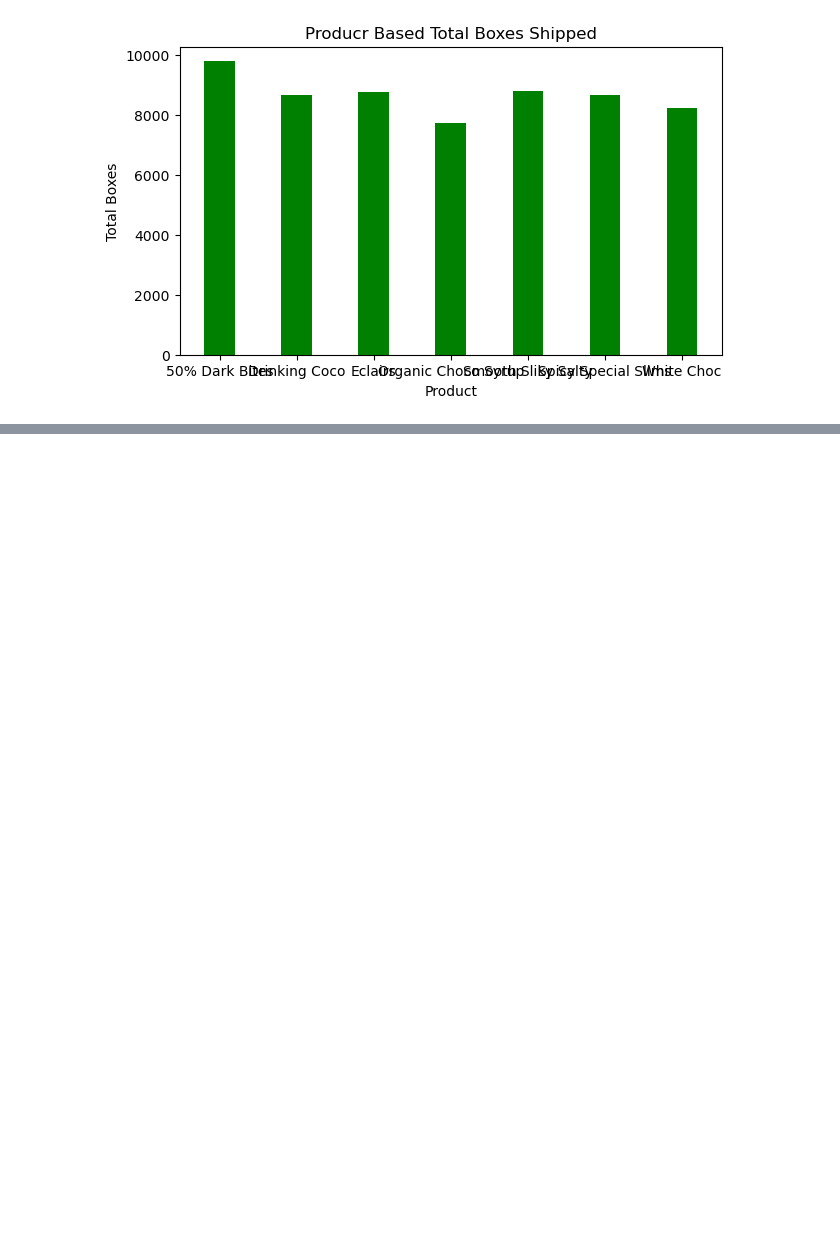
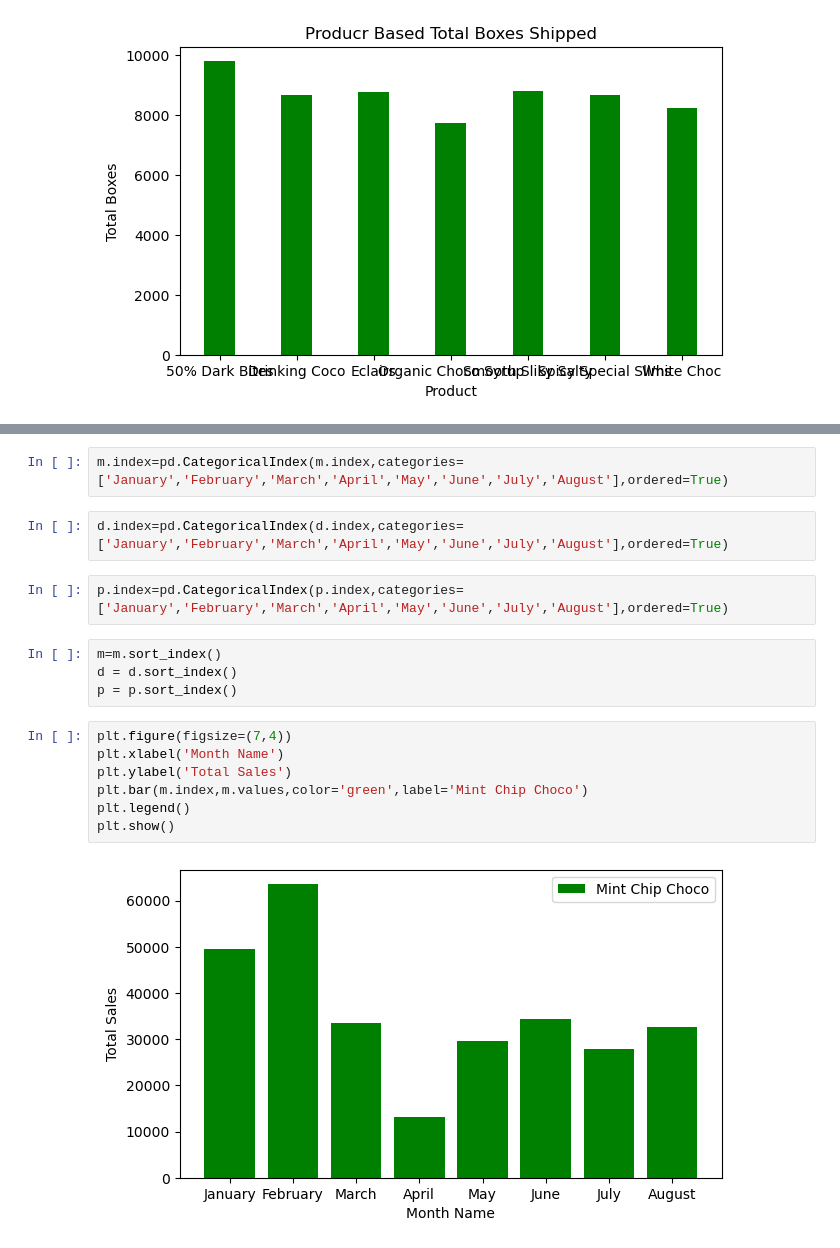
Before and after one commit to daksh-rajora/Gen-Ai, a Jupyter notebook: Machine Learning/MATPLOTLIB/Getting_Started.ipynb, the cells around one changed output, grey strips where cells are left out. Cells and saved outputs as stored; diff of their text form; blank space fills up the shorter version.

```diff
--- a/Machine Learning/MATPLOTLIB/Getting_Started.ipynb
+++ b/Machine Learning/MATPLOTLIB/Getting_Started.ipynb
@@ -522,0 +589,19 @@ plt.show()
+# %%
+m.index=pd.CategoricalIndex(m.index,categories=['January','February','March','April','May','June','July','August'],ordered=True)
+# %%
+d.index=pd.CategoricalIndex(d.index,categories=['January','February','March','April','May','June','July','August'],ordered=True)
+# %%
+p.index=pd.CategoricalIndex(p.index,categories=['January','February','March','April','May','June','July','August'],ordered=True)
+# %%
+m=m.sort_index()
+d = d.sort_index()
+p = p.sort_index()
+# %%
+plt.figure(figsize=(7,4))
+plt.xlabel('Month Name')
+plt.ylabel('Total Sales')
+plt.bar(m.index,m.values,color='green',label='Mint Chip Choco')
+plt.legend()
+plt.show()
+# %% [output]
+[figure, added]
```
Also changed, not shown: parts of 20 cells of this notebook.
